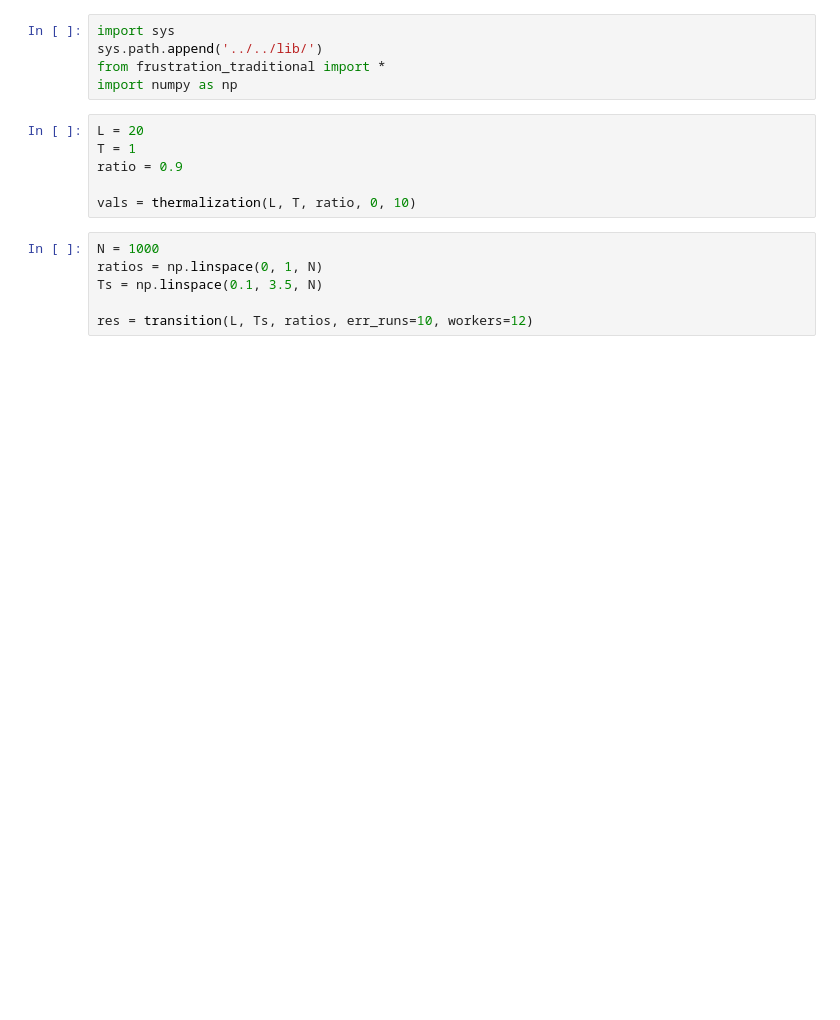
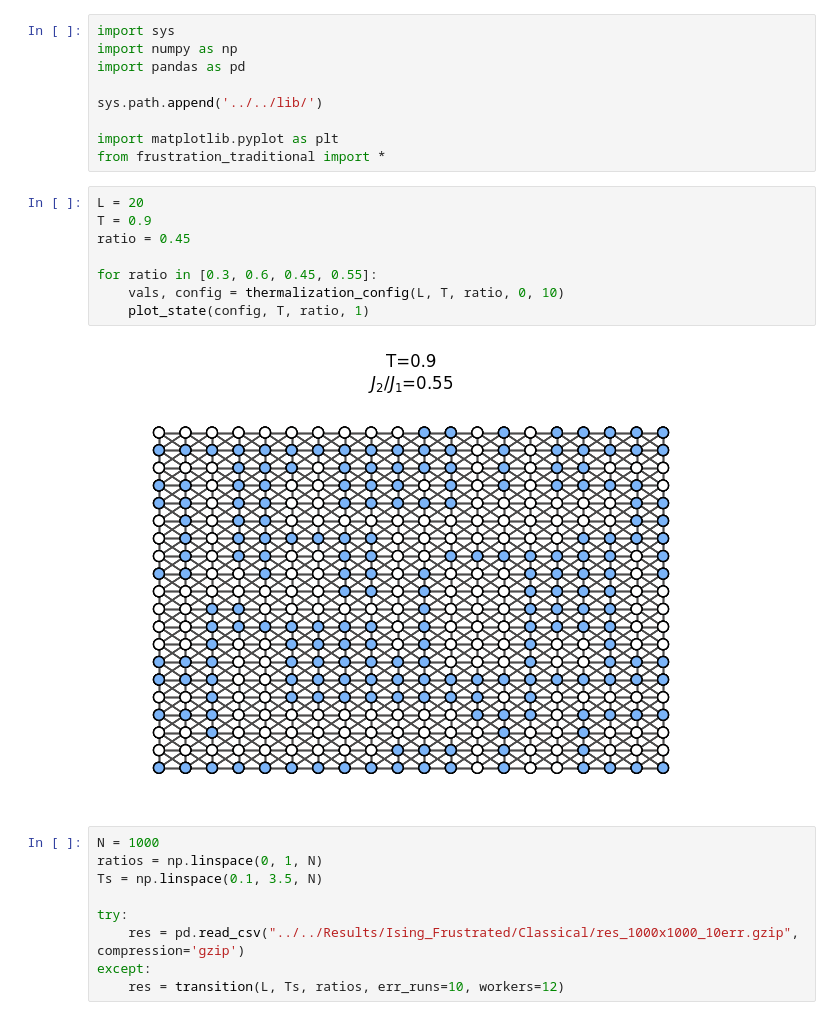
Before and after one commit to Wronsmin/Quantum-Computing, a Jupyter notebook: src/Ising/fising_trad.ipynb, the cells around one changed output. Saved outputs shown, nothing was run; the diff lists cells and outputs as text; blank space fills up the shorter version.

```diff
--- a/src/Ising/fising_trad.ipynb
+++ b/src/Ising/fising_trad.ipynb
@@ -1,20 +1,31 @@
 # %%
 import sys
+import numpy as np
+import pandas as pd
+
 sys.path.append('../../lib/')
+
+import matplotlib.pyplot as plt
 from frustration_traditional import *
-import numpy as np
 # %%
 L = 20
-T = 1
-ratio = 0.9
+T = 0.9
+ratio = 0.45
 
-vals = thermalization(L, T, ratio, 0, 10)
+for ratio in [0.3, 0.6, 0.45, 0.55]:
+    vals, config = thermalization_config(L, T, ratio, 0, 10)
+    plot_state(config, T, ratio, 1)
+# %% [output]
+[figure, added]
 # %%
 N = 1000
 ratios = np.linspace(0, 1, N)
 Ts = np.linspace(0.1, 3.5, N)
 
-res = transition(L, Ts, ratios, err_runs=10, workers=12)
+try:
+    res = pd.read_csv("../../Results/Ising_Frustrated/Classical/res_1000x1000_10err.gzip", compression='gzip')
+except:
+    res = transition(L, Ts, ratios, err_runs=10, workers=12)
 # %%
 res
 # %% [output]
```
Also changed, not shown: parts of 6 cells of this notebook, 12 other files.
